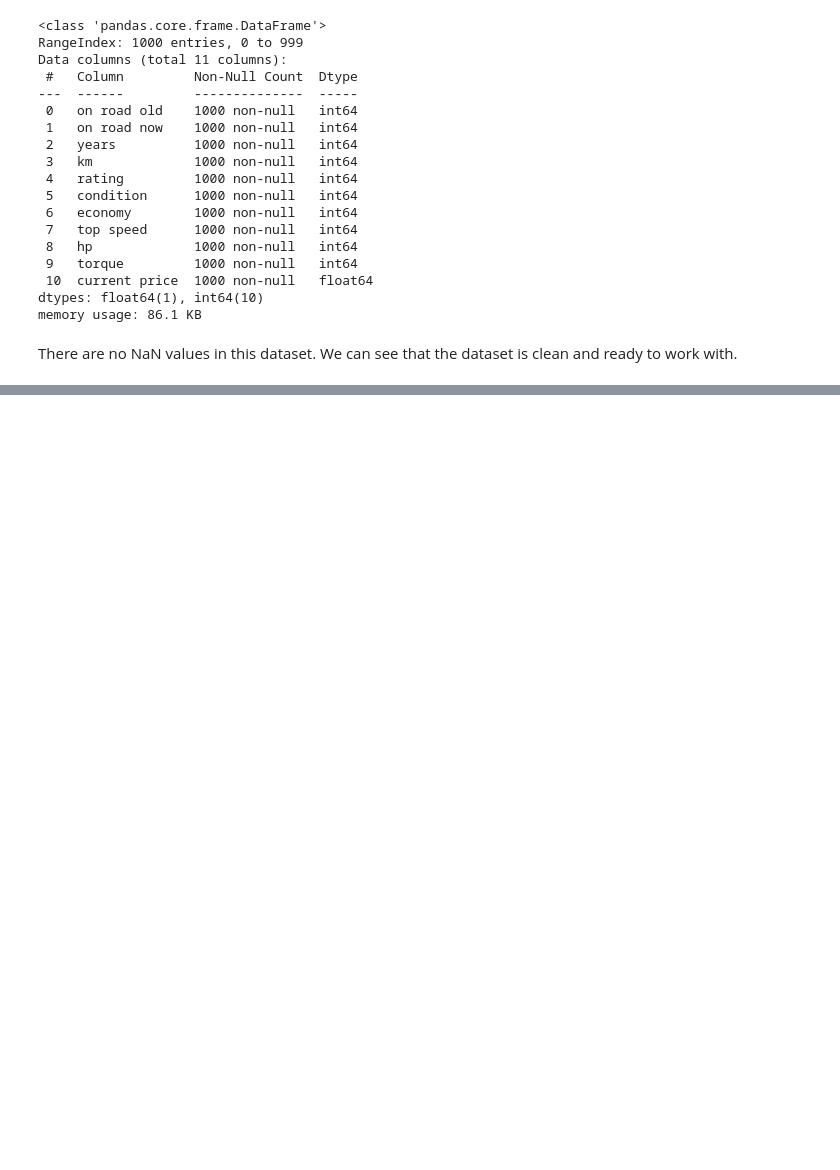
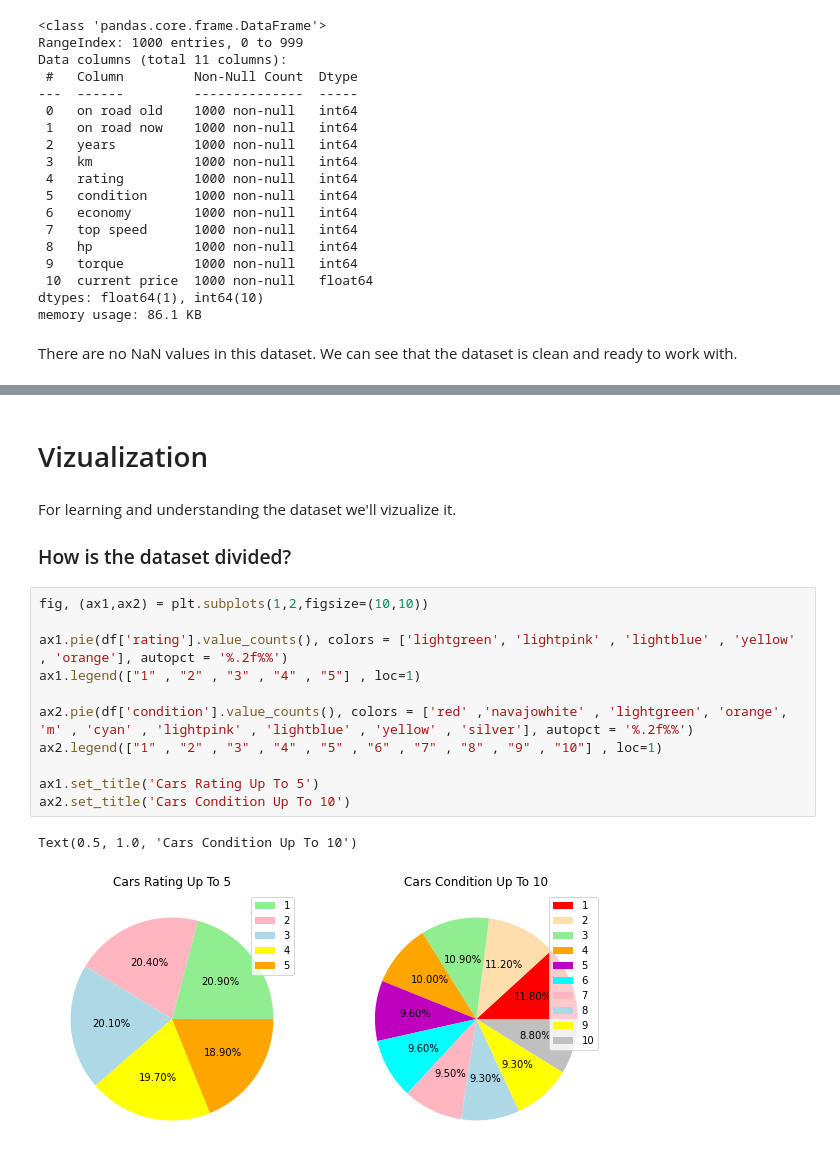
Before and after one commit to Esther-Bi/Introduction-to-Data-Science-2020-Semester-A-Final-Project, a Jupyter notebook: Notebook 4.ipynb, the cells around one changed output, grey strips where cells are left out. Drawn from its saved outputs; the diff is of its cells as text; blank space fills up the shorter version.

Commit message:
regression notebook vizualization

```diff
--- a/Notebook 4.ipynb
+++ b/Notebook 4.ipynb
@@ -105,3 +105,22 @@ df.describe()
 | 50% | 601568.000000 | 798168.0000 | 5.000000 | 100139.500000 | 3.000000 | 6.000000 | 12.000000 | 166.00000 | 84.00000 | 104.000000 | ... |
 | 75% | 652267.250000 | 847563.2500 | 6.000000 | 125048.000000 | 4.000000 | 8.000000 | 13.000000 | 184.00000 | 102.00000 | 121.000000 | ... |
 | max | 699859.000000 | 899797.0000 | 7.000000 | 149902.000000 | 5.000000 | 10.000000 | 15.000000 | 200.00000 | 120.00000 | 140.000000 | ... |
+# %% [markdown]
+# Vizualization
+# %% [markdown]
+For learning and understanding the dataset we'll vizualize it. <br>
+### How is the dataset divided?
+# %%
+fig, (ax1,ax2) = plt.subplots(1,2,figsize=(10,10))
+
+ax1.pie(df['rating'].value_counts(), colors = ['lightgreen', 'lightpink' , 'lightblue' , 'yellow' , 'orange'], autopct = '%.2f%%')
+ax1.legend(["1" , "2" , "3" , "4" , "5"] , loc=1)
+
+ax2.pie(df['condition'].value_counts(), colors = ['red' ,'navajowhite' , 'lightgreen', 'orange', 'm' , 'cyan' , 'lightpink' , 'lightblue' , 'yellow' , 'silver'], autopct = '%.2f%%')
+ax2.legend(["1" , "2" , "3" , "4" , "5" , "6" , "7" , "8" , "9" , "10"] , loc=1)
+
+ax1.set_title('Cars Rating Up To 5')
+ax2.set_title('Cars Condition Up To 10')
+# %% [output]
+Text(0.5, 1.0, 'Cars Condition Up To 10')
+[figure, added]
```
Also changed, not shown: parts of 16 cells of this notebook.
